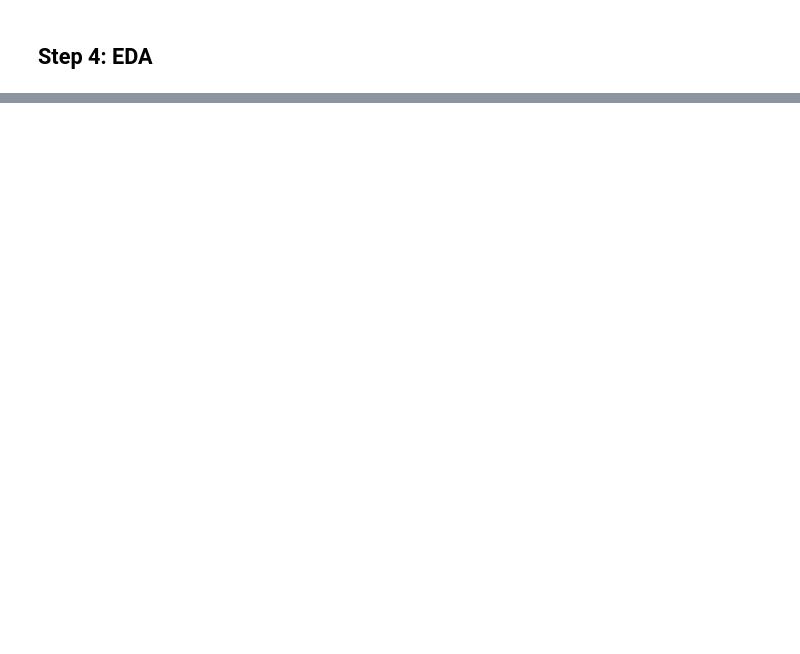
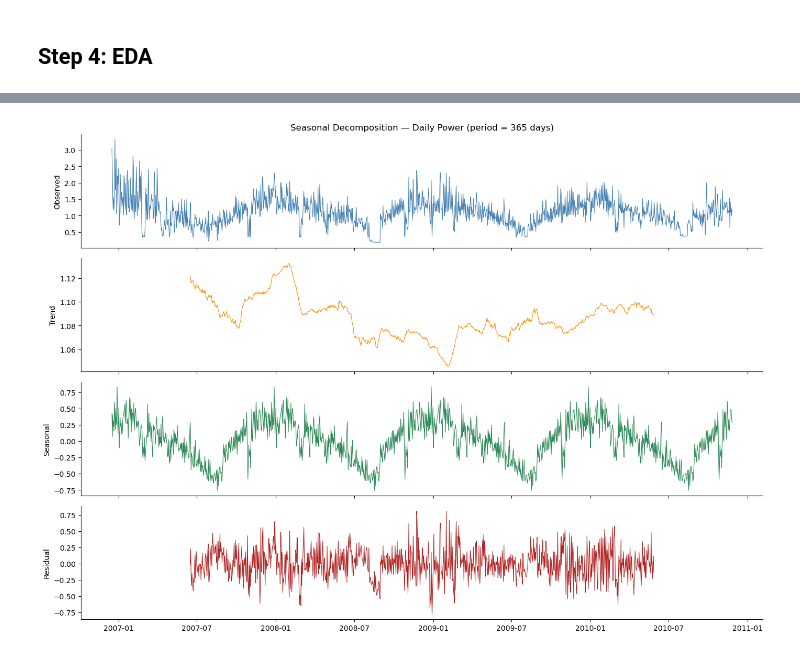
Before and after one commit to brody-rm/household-power, a Jupyter notebook: notebooks/01_eda.ipynb, the cells around one changed output, grey strips where cells are left out. Cells and saved outputs as stored; diff of their text form; code cells hidden in the pictures; blank space fills up the shorter version.

```diff
--- a/notebooks/01_eda.ipynb
+++ b/notebooks/01_eda.ipynb
@@ -101,2 +102,11 @@ daily.head()
 # %% [markdown]
 ## Step 4: EDA
+# %%
+fig, ax = plt.subplots(figsize=(14, 4))
+ax.plot(daily.index, daily['power'], linewidth=0.8, color='steelblue')
+ax.set_title('Daily Mean Global Active Power')
+ax.set_ylabel('Power (kW)')
+ax.set_xlabel('')
+sns.despine()
+plt.tight_layout()
+plt.show()
@@ -102,0 +115,22 @@ daily.head()
+# %%
+from statsmodels.tsa.seasonal import seasonal_decompose
+
+decomp = seasonal_decompose(daily['power'], model='additive', period=365)
+
+fig, axes = plt.subplots(4, 1, figsize=(14, 10), sharex=True)
+pairs = [
+    ('Observed',  decomp.observed,  'steelblue'),
+    ('Trend',     decomp.trend,     'darkorange'),
+    ('Seasonal',  decomp.seasonal,  'seagreen'),
+    ('Residual',  decomp.resid,     'firebrick'),
+]
+for ax, (label, series, color) in zip(axes, pairs):
+    ax.plot(series, linewidth=0.8, color=color)
+    ax.set_ylabel(label)
+    sns.despine(ax=ax)
+
+axes[0].set_title('Seasonal Decomposition — Daily Power (period = 365 days)')
+plt.tight_layout()
+plt.show()
+# %% [output]
+[figure, added]
```
Also changed, not shown: parts of 16 cells of this notebook, 1 other file.
